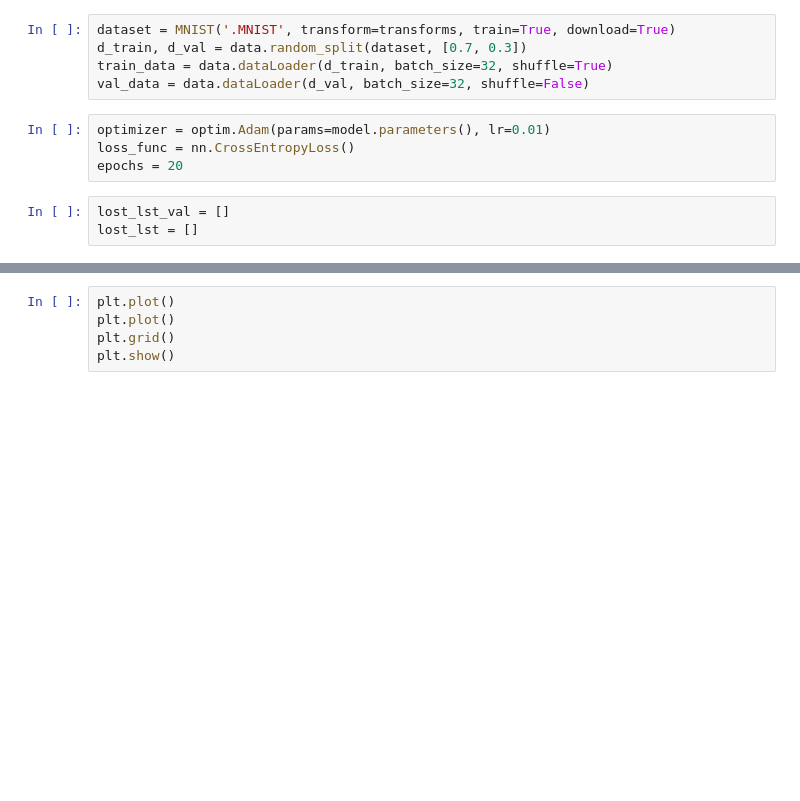
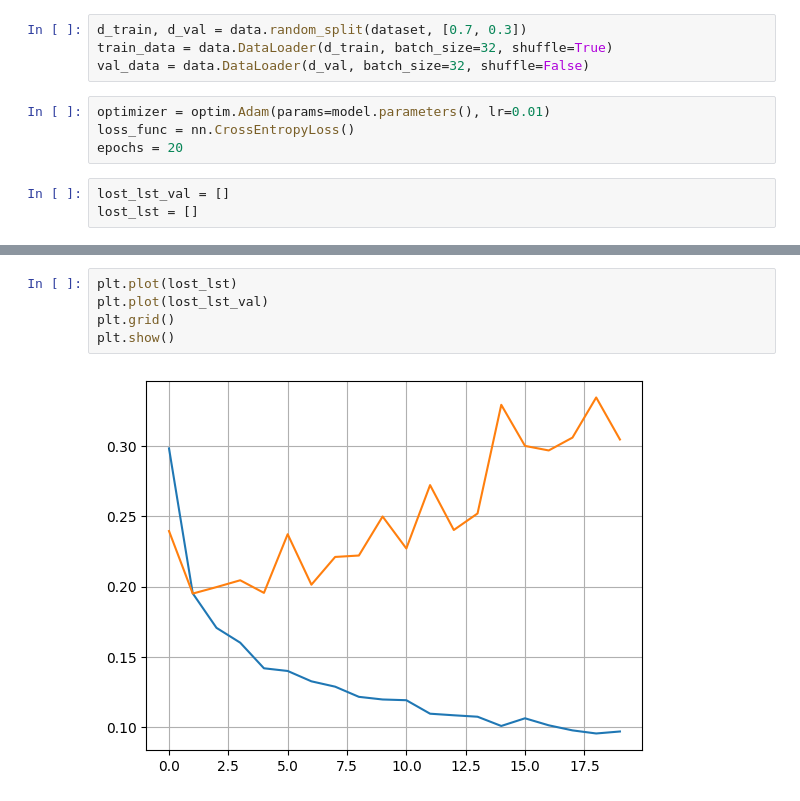
Before and after one commit to k1-r1ll/pytorch, a Jupyter notebook: 15_pytorch_overfitting.ipynb, the cells around one changed output, grey strips where cells are left out. Saved outputs shown, nothing was run; the diff lists cells and outputs as text; blank space fills up the shorter version.

```diff
--- a/15_pytorch_overfitting.ipynb
+++ b/15_pytorch_overfitting.ipynb
@@ -33,8 +34,7 @@ train_data = data.DataLoader(d_train, batch_size=32, shuffle=True)
 # %%
-dataset = MNIST('.MNIST', transform=transforms, train=True, download=True)
 d_train, d_val = data.random_split(dataset, [0.7, 0.3])
-train_data = data.dataLoader(d_train, batch_size=32, shuffle=True)
-val_data = data.dataLoader(d_val, batch_size=32, shuffle=False)
+train_data = data.DataLoader(d_train, batch_size=32, shuffle=True)
+val_data = data.DataLoader(d_val, batch_size=32, shuffle=False)
 # %%
 optimizer = optim.Adam(params=model.parameters(), lr=0.01)
 loss_func = nn.CrossEntropyLoss()
@@ -83,5 +97,7 @@ for _e in range(epochs):
 # %%
-plt.plot()
-plt.plot()
+plt.plot(lost_lst)
+plt.plot(lost_lst_val)
 plt.grid()
 plt.show()
+# %% [output]
+[figure, added]
```
Also changed, not shown: parts of 4 cells of this notebook.
